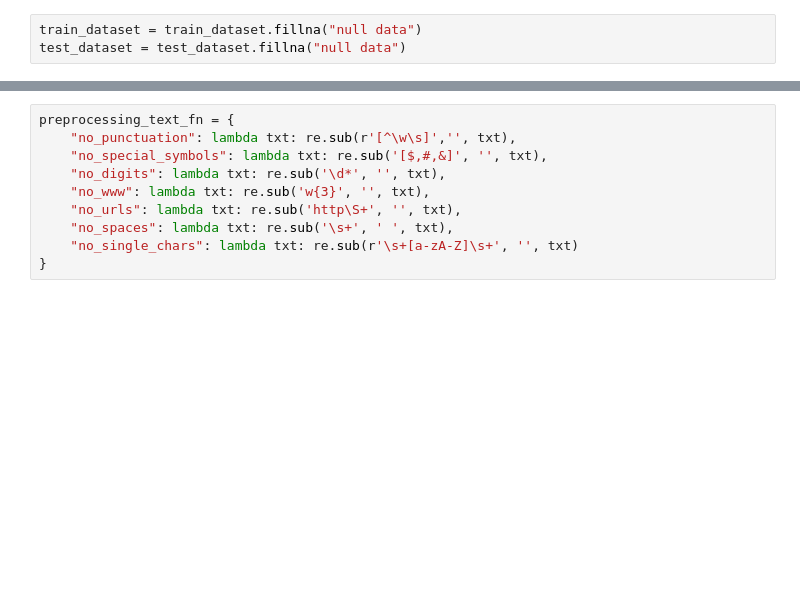
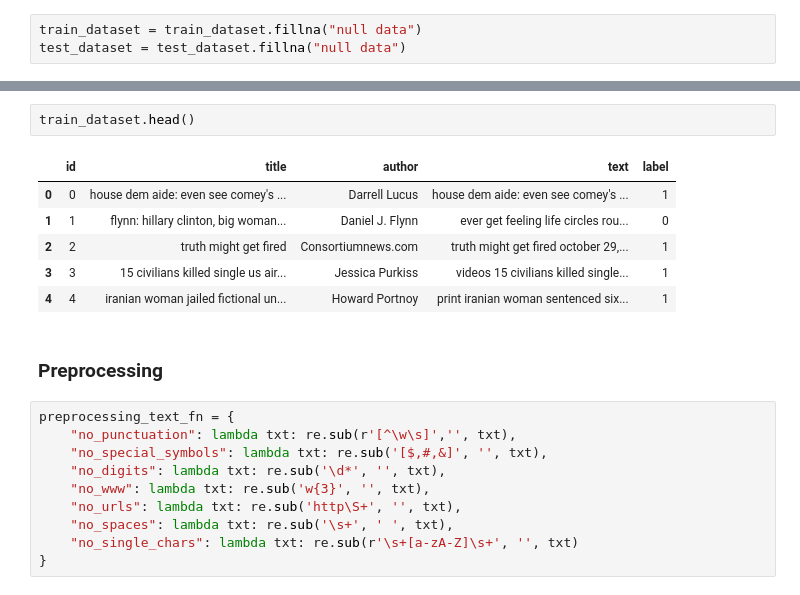
Before and after one commit to grant-TraDA/NLP-2022W, a Jupyter notebook: PROJECTS/Fake_News-Sentimental_Scrapers/data_preprocessing_bert.ipynb, the cells around one changed output, grey strips where cells are left out. Cells and saved outputs as stored; diff of their text form; blank space fills up the shorter version.

```diff
--- a/PROJECTS/Fake_News-Sentimental_Scrapers/data_preprocessing_bert.ipynb
+++ b/PROJECTS/Fake_News-Sentimental_Scrapers/data_preprocessing_bert.ipynb
@@ -123,3 +135,14 @@ test_dataset = test_dataset.fillna("null data")
+# %%
+train_dataset.head()
+# %% [output]
+|  | id | title | author | text | label |
+| 0 | 0 | house dem aide: even see comey's ... | Darrell Lucus | house dem aide: even see comey's ... | 1 |
+| 1 | 1 | flynn: hillary clinton, big woman... | Daniel J. Flynn | ever get feeling life circles rou... | 0 |
+| 2 | 2 | truth might get fired | Consortiumnews.com | truth might get fired october 29,... | 1 |
+| 3 | 3 | 15 civilians killed single us air... | Jessica Purkiss | videos 15 civilians killed single... | 1 |
+| 4 | 4 | iranian woman jailed fictional un... | Howard Portnoy | print iranian woman sentenced six... | 1 |
+# %% [markdown]
+### Preprocessing
 # %%
 preprocessing_text_fn = {
     "no_punctuation": lambda txt: re.sub(r'[^\w\s]','', txt),
```
Also changed, not shown: parts of 31 cells of this notebook, 9 other files.
